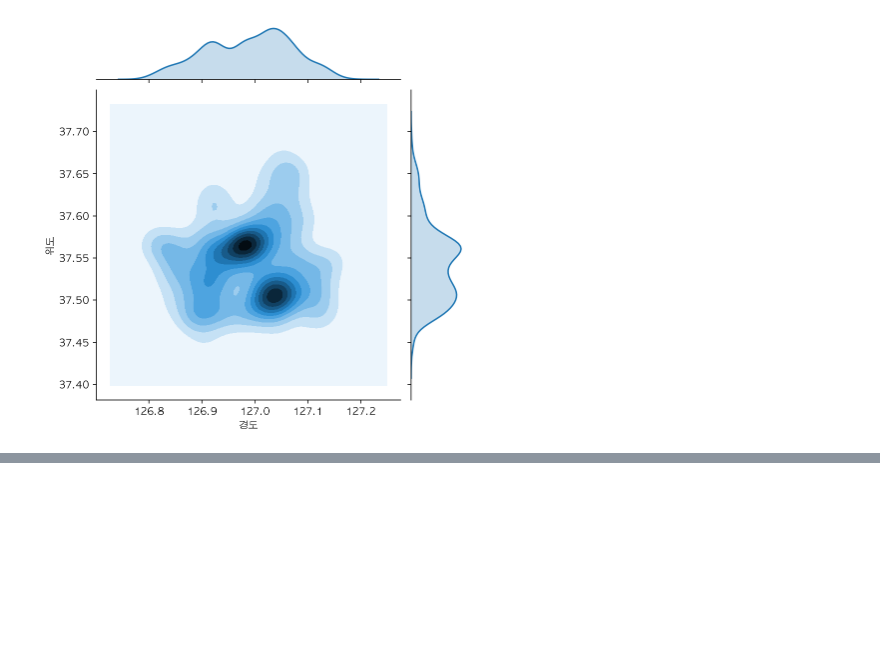
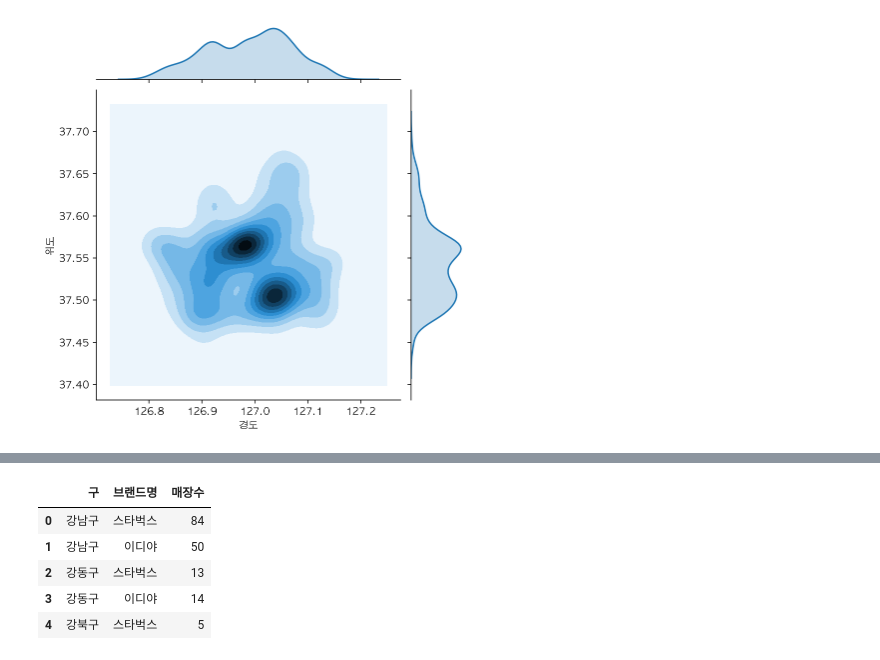
Before and after one commit to neverlish/Learned, a Jupyter notebook: data/inflearn-public-data-python/04-coffee-store.ipynb, the cells around one changed output, grey strips where cells are left out. Drawn from its saved outputs; the diff is of its cells as text; code cells hidden in the pictures; blank space fills up the shorter version.

```diff
--- a/data/inflearn-public-data-python/04-coffee-store.ipynb
+++ b/data/inflearn-public-data-python/04-coffee-store.ipynb
@@ -303,0 +335,13 @@ sns.jointplot(data=df_cafe, x='경도', y='위도', kind='kde')
+# %%
+# groupby '시군구명', '브랜드명' 으로 갯수를 세어봅니다.
+# 결과에 대한 데이터프레임 컬럼명을 ['구', '브랜드명', '매장수'] 로 지정합니다.
+
+df_cafe_vs.columns = ['구', '브랜드명', '매장수']
+df_cafe_vs.head()
+# %% [output]
+|  | 구 | 브랜드명 | 매장수 |
+| 0 | 강남구 | 스타벅스 | 84 |
+| 1 | 강남구 | 이디야 | 50 |
+| 2 | 강동구 | 스타벅스 | 13 |
+| 3 | 강동구 | 이디야 | 14 |
+| 4 | 강북구 | 스타벅스 | 5 |
```
Also changed, not shown: parts of 6 cells of this notebook.
